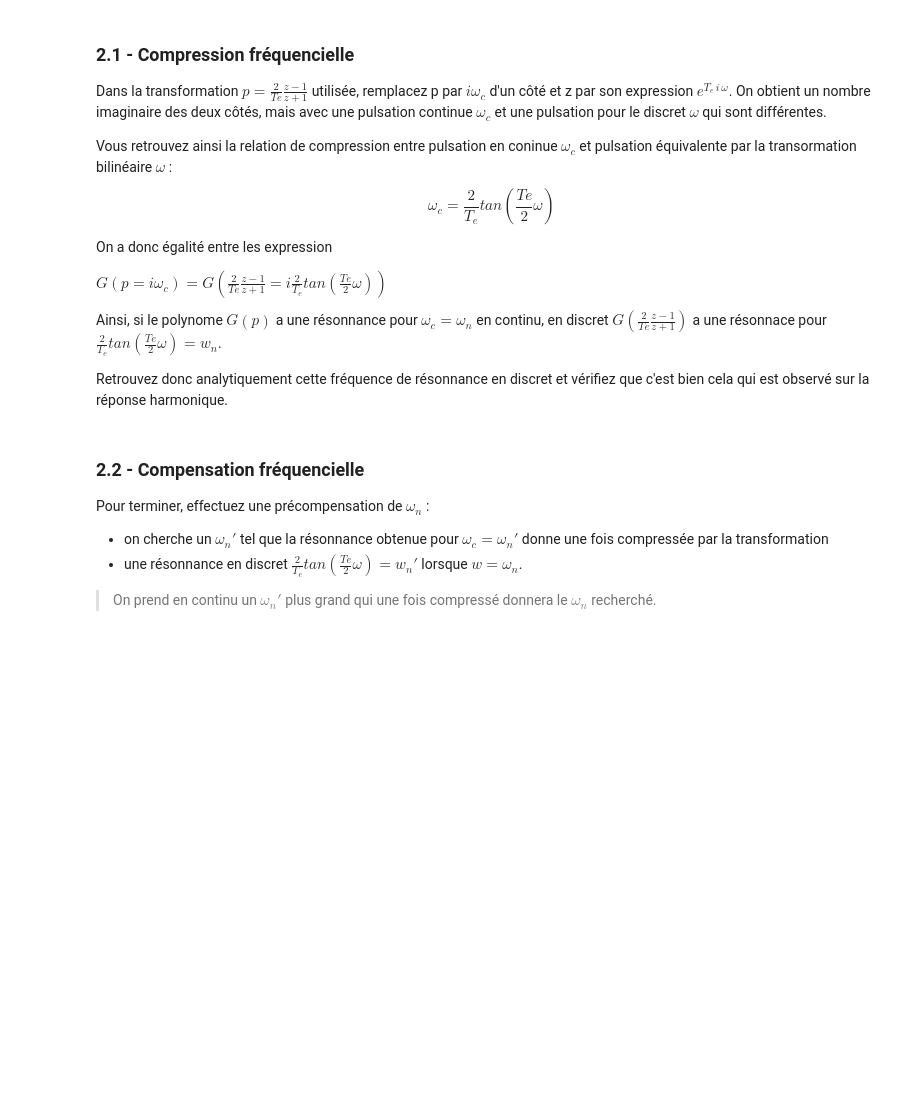
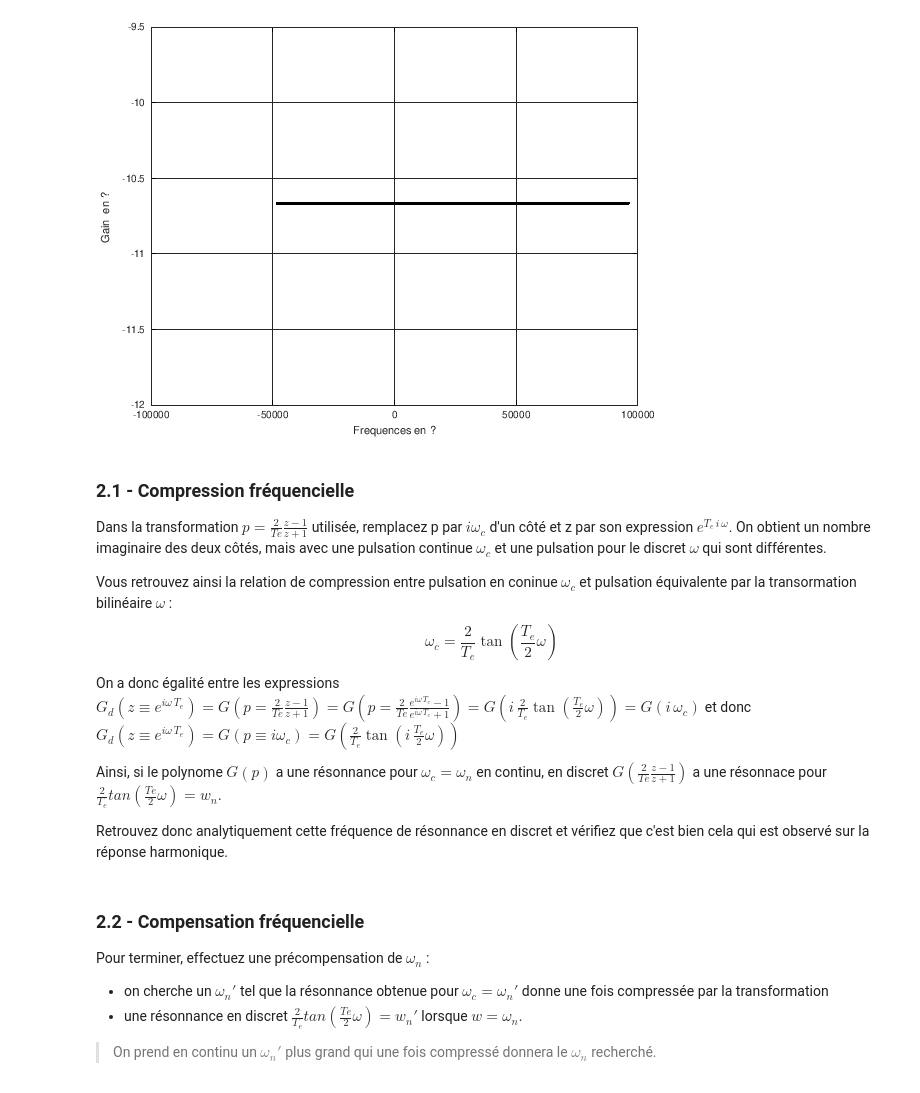
Before and after one commit to balaise31/Signal, a Jupyter notebook: discret/tp/tp1_continu_discret/tp1_bilineaire.ipynb, the cells around one changed output. Saved outputs shown, nothing was run; the diff lists cells and outputs as text; code cells hidden in the pictures; blank space fills up the shorter version.

```diff
--- a/discret/tp/tp1_continu_discret/tp1_bilineaire.ipynb
+++ b/discret/tp/tp1_continu_discret/tp1_bilineaire.ipynb
@@ -35,3 +152,28 @@ C'est l'effet de la fameuse compression des fréquences induites par la méthode
+# %%
+Df = Fe/100;        % résolution fréquentielle d'affichage
+f = -Fe: Df: 2*Fe ; % vecteur des fréqeunces [Hz]
+
+%%VOTRE CODE ftilde = , p= , z=
+f_tilde = 1;  % fréquences normalisées [1<-> Fe]
+p = 1;        % équivalents harmoniques de p
+z = 1;        % équivalents harmoniques de z
+
+
+Gc = @(p,wn,zeta) wn^2./(p.^2 + 2*zeta*wn*p + wn^2)  ;
+%%VOTRE CODE G_continu=..., Gd_math=...
+% utilisez la fonction anonyme Gd qui prend l'équivalent de z en argument
+% pour calculer la fonction de transfert pour chaques fréquences
+G_continu = Gc(1,wn,zeta);
+Gd_maths = Gd(1);
+
+%%VOTRE affichage ici
+dB_de = @(gains_complexes) 20*log10(gains_complexes);
+
+plot(f,dB_de(G_continu),'k');
+xlabel("Frequences en ?");
+ylabel ("Gain  en ? ");grid on;
+# %% [output]
+[figure, added]
 # %% [markdown]
 ###  2.1 - Compression fréquencielle
 
@@ -39,11 +181,11 @@ Dans la transformation $p = \frac{2}{Te}\frac{z-1}{z+1}$ utilisée, remplacez p
 
 
 Vous retrouvez ainsi la relation de compression entre pulsation en coninue $\omega_c$ et pulsation équivalente par la transormation bilinéaire $\omega$ :
-$$ \omega_c = \frac{2}{T_e} tan(\frac{Te}{2}\omega)$$
+$$ \omega_c = \frac{2}{T_e} \tan\left(\frac{T_e}{2}\omega\right)$$
 
-On a donc égalité entre les expression
-
-$G(p=i\omega_c)=G\left(\frac{2}{Te}\frac{z-1}{z+1}= i \frac{2}{T_e} tan(\frac{Te}{2}\omega) \right)$
+On a donc égalité entre les expressions
+$G_d(z\equiv e^{i\omega\,T_e}) = G(p = \frac{2}{Te}\frac{z-1}{z+1}) = G(p = \frac{2}{Te}\frac{e^{i\omega\,T_e}-1}{e^{i\omega\,T_e}+1}) = G\left(i\, \frac{2}{T_e} \tan\left(\frac{T_e}{2}\omega\right)\right) = G(i\, \omega_c)$  et donc
+$G_d(z\equiv e^{i\omega\,T_e}) = G(p\equiv i\omega_c) = G(\frac{2}{T_e} \tan\left(i\,\frac{T_e}{2}\omega\right))$
 
 Ainsi, si le polynome $G(p)$ a une résonnance pour $\omega_c=\omega_n$ en continu, en discret $G\left(\frac{2}{Te}\frac{z-1}{z+1}\right)$ a une résonnace pour $\frac{2}{T_e} tan(\frac{Te}{2}\omega)=w_n$.
 
```
Also changed, not shown: parts of 10 cells of this notebook, 7 other files.
